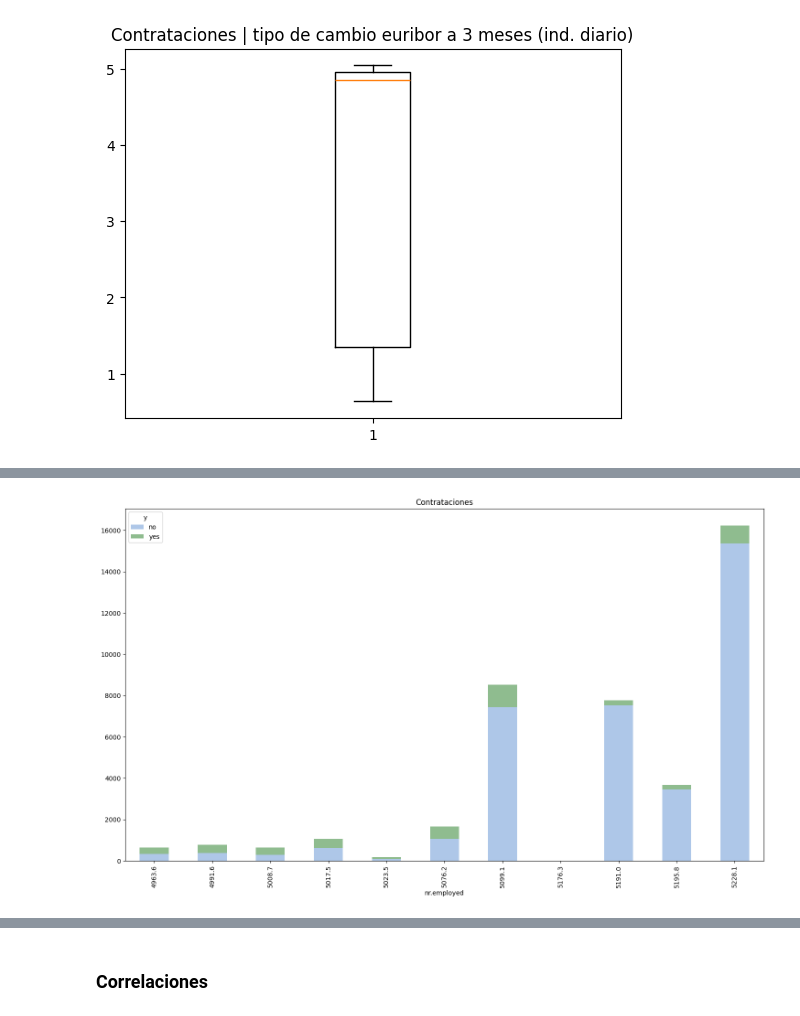
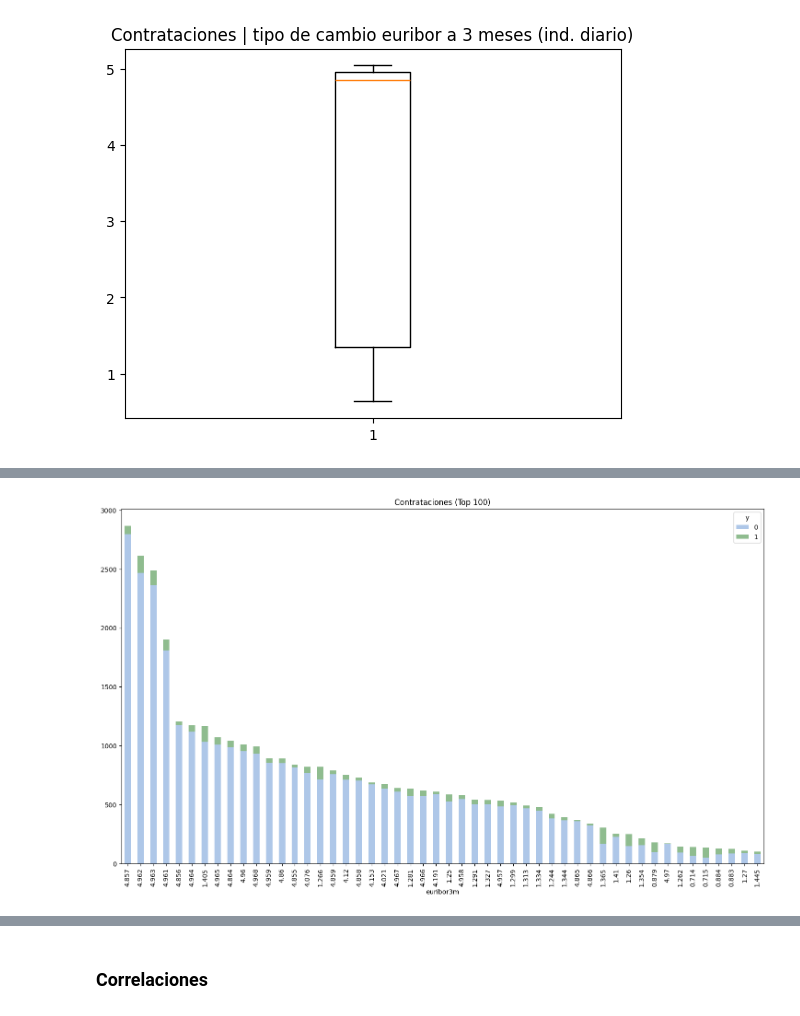
Before and after one commit to Alazne-Doforno/bank-marketing-predictions-machine-learning, a Jupyter notebook: Machine-learning/notebooks/Bank marketing predictions.ipynb, the cells around one changed output, grey strips where cells are left out. Saved outputs shown, nothing was run; the diff lists cells and outputs as text; code cells hidden in the pictures.

```diff
--- a/Machine-learning/notebooks/Bank marketing predictions.ipynb
+++ b/Machine-learning/notebooks/Bank marketing predictions.ipynb
@@ -1076,11 +1097,15 @@ plt.show()
 # %%
-# Contratados y no contratados
-employed_counts = bank_marketing.groupby(['nr.employed', 'y']).size().unstack(fill_value=0)
+# Contratados y no contratados, top 50
+employed_counts = bank_marketing.groupby(['euribor3m', 'y']).size().unstack(fill_value=0)
+
+# Ordenar por la suma de contrataciones y seleccionar el top 100
+top_100 = employed_counts.sum(axis=1).nlargest(50).index
+employed_counts = employed_counts.loc[top_100]
 
 fig, ax = plt.subplots(figsize=(18, 10))
 employed_counts.plot(kind='bar', stacked=True, ax=ax, color=colores)
 
-ax.set_title('Contrataciones')
+ax.set_title('Contrataciones (Top 100)')
 plt.show()
 # %% [output]
-[figure, old version]
+[figure, new version]
```
Also changed, not shown: parts of 5 cells of this notebook, 2 other files.
